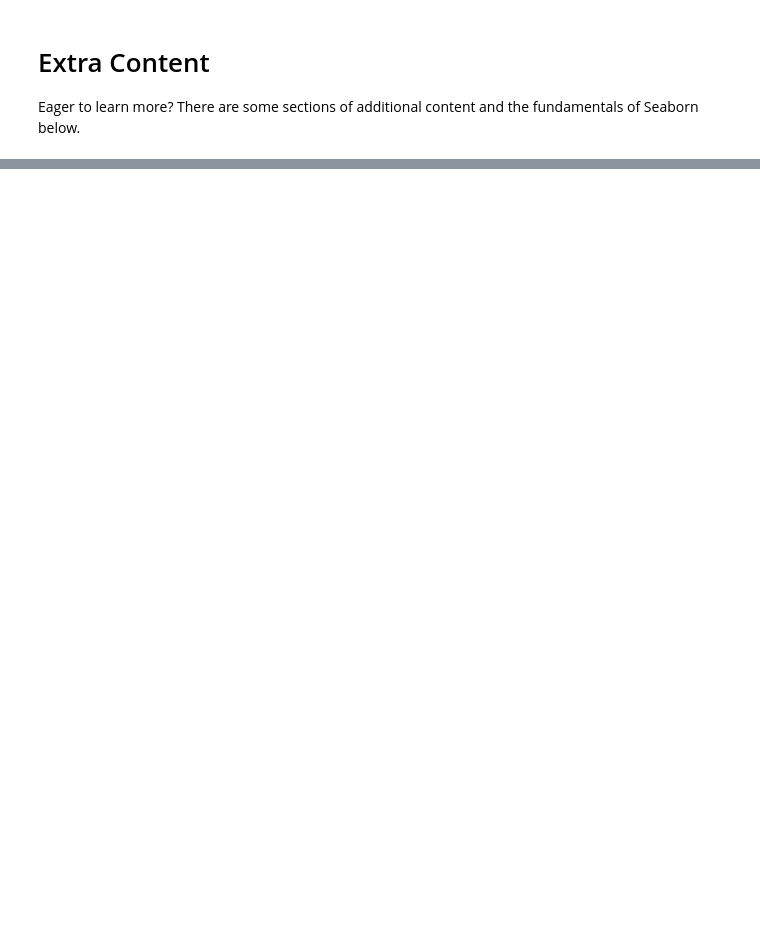
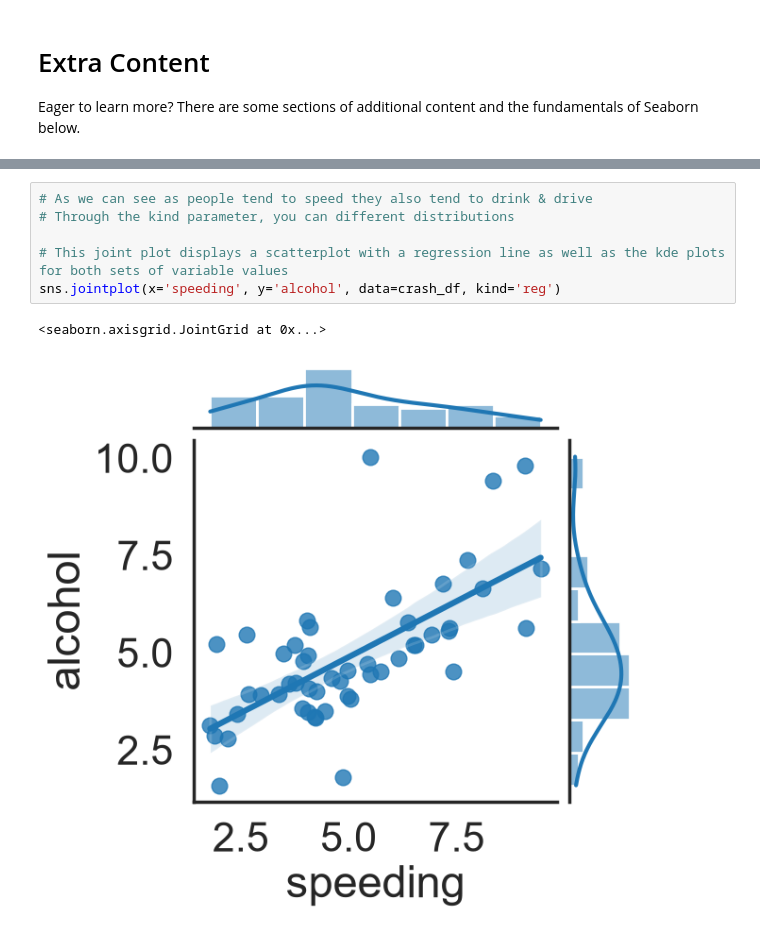
Before and after one commit to cloveday098/NGP_hands_on_lessons, a Jupyter notebook: intro_to_python_plotting/intro_to_python_plotting.ipynb, the cells around one changed output, grey strips where cells are left out. Drawn from its saved outputs; the diff is of its cells as text; blank space fills up the shorter version.

```diff
--- a/intro_to_python_plotting/intro_to_python_plotting.ipynb
+++ b/intro_to_python_plotting/intro_to_python_plotting.ipynb
@@ -939,0 +1012,9 @@ Eager to learn more? There are some sections of additional content and the funda
+# %%
+# As we can see as people tend to speed they also tend to drink & drive
+# Through the kind parameter, you can different distributions
+
+# This joint plot displays a scatterplot with a regression line as well as the kde plots for both sets of variable values
+sns.jointplot(x='speeding', y='alcohol', data=crash_df, kind='reg')
+# %% [output]
+<seaborn.axisgrid.JointGrid at 0x...>
+[figure, added]
```
Also changed, not shown: parts of 37 cells of this notebook, 15 other files.
